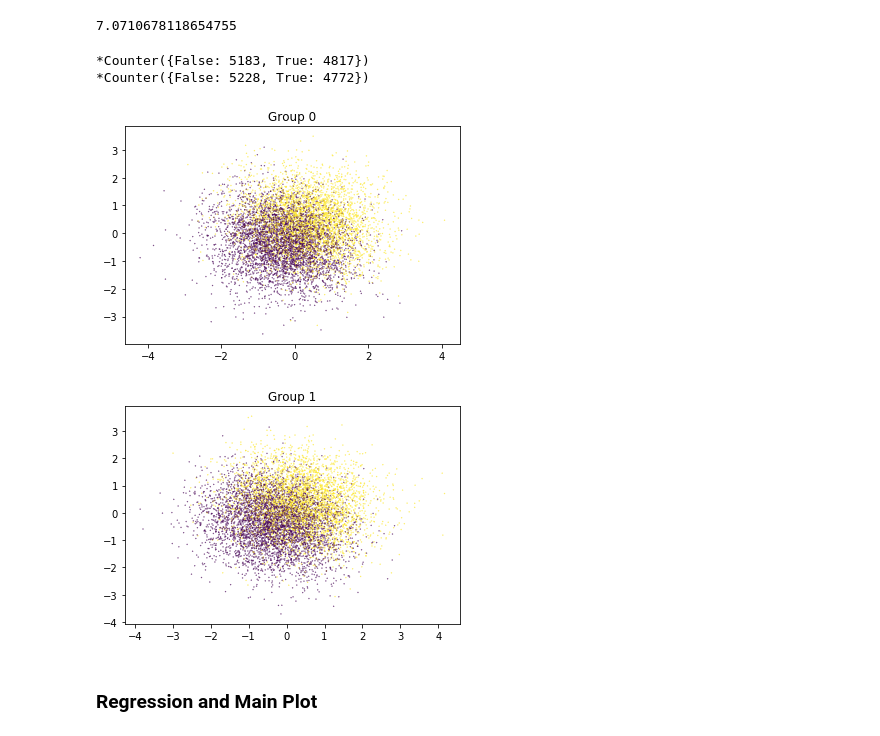
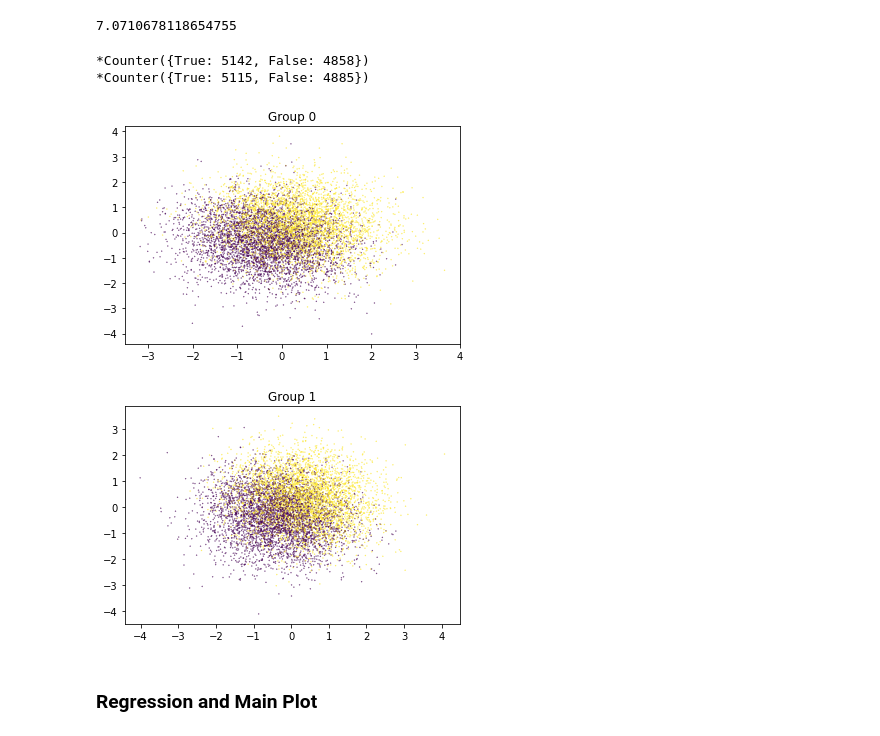
Before and after one commit to 13nat1313/ABROCAproject, a Jupyter notebook: ABROCAprojectDataGeneration.ipynb, the cells around one changed output. Saved outputs shown, nothing was run; the diff lists cells and outputs as text; code cells hidden in the pictures.

```diff
--- a/ABROCAprojectDataGeneration.ipynb
+++ b/ABROCAprojectDataGeneration.ipynb
@@ -73,25 +75,25 @@ def simulate(sigma_scale_factor=1, subgroup_n=[10000, 10000], mu_0=[0,0], mu_1=[
     return X, y
 # %%
-# np.random.seed(12)
+np.random.seed(12)
 n= [10000, 10000]
 X, y = simulate(sigma_scale_factor=1, subgroup_n=n, sigma_0=[1,1], sigma_1=[1,1],
-                eta_sd=0.1)
+                eta_sd=[0.1,0.1])
 
 X_train_0, X_test_0, y_train_0, y_test_0 = train_test_split(X[:n[0]], y[:n[0]], test_size=0.2, random_state=0)
 X_train_1, X_test_1, y_train_1, y_test_1 = train_test_split(X[n[0]:], y[n[0]:], test_size=0.2, random_state=0)
 
 
 plt.scatter(X_train_0[:,0], X_train_0[:,1], c=y_train_0, s=0.1)
 plt.title('Group 0')
 plt.show()
 plt.scatter(X_train_1[:,0], X_train_1[:,1], c=y_train_1, s=0.1)
 plt.title('Group 1')
 plt.show()
 # %% [output]
-*Counter({False: 5183, True: 4817})
-*Counter({False: 5228, True: 4772})
+*Counter({True: 5142, False: 4858})
+*Counter({True: 5115, False: 4885})
-[figure, old version]
+[figure, new version]
-[figure, old version]
+[figure, new version]
 # %% [markdown]
 ### Regression and Main Plot
 # %%
```
Also changed, not shown: parts of 6 cells of this notebook.
